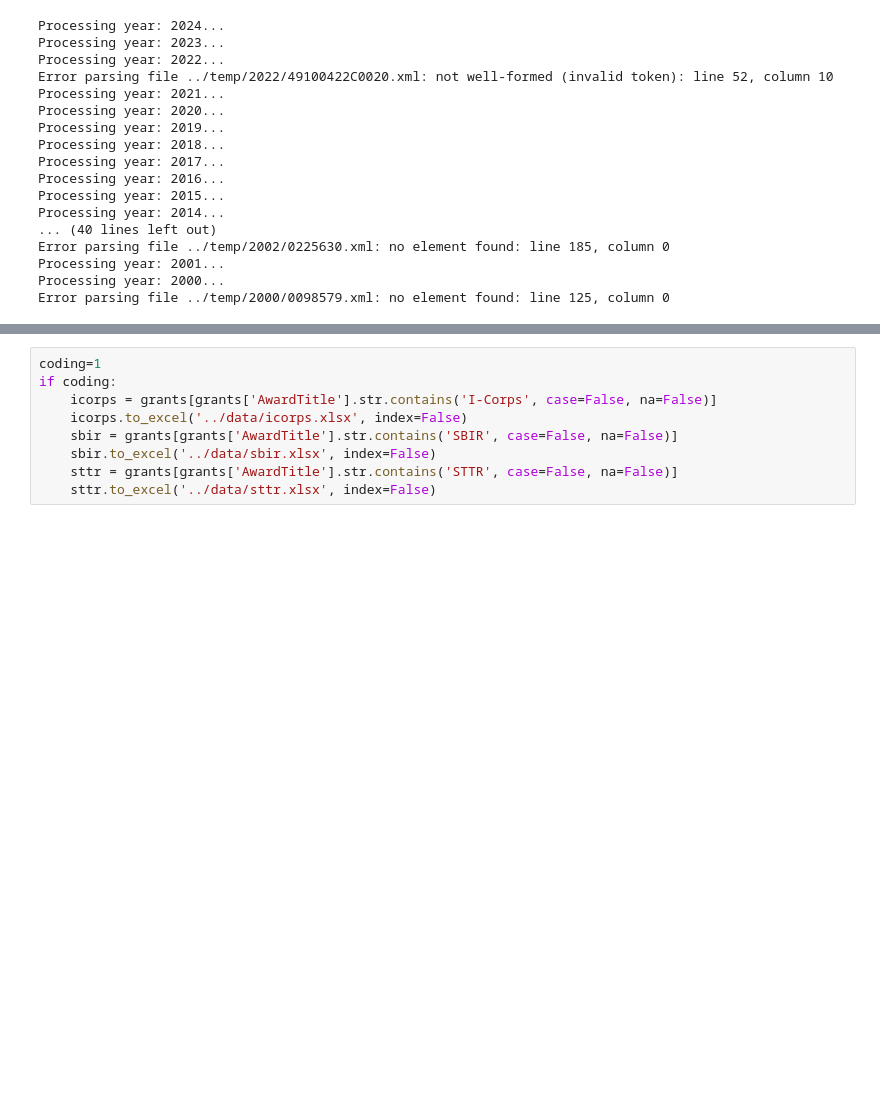
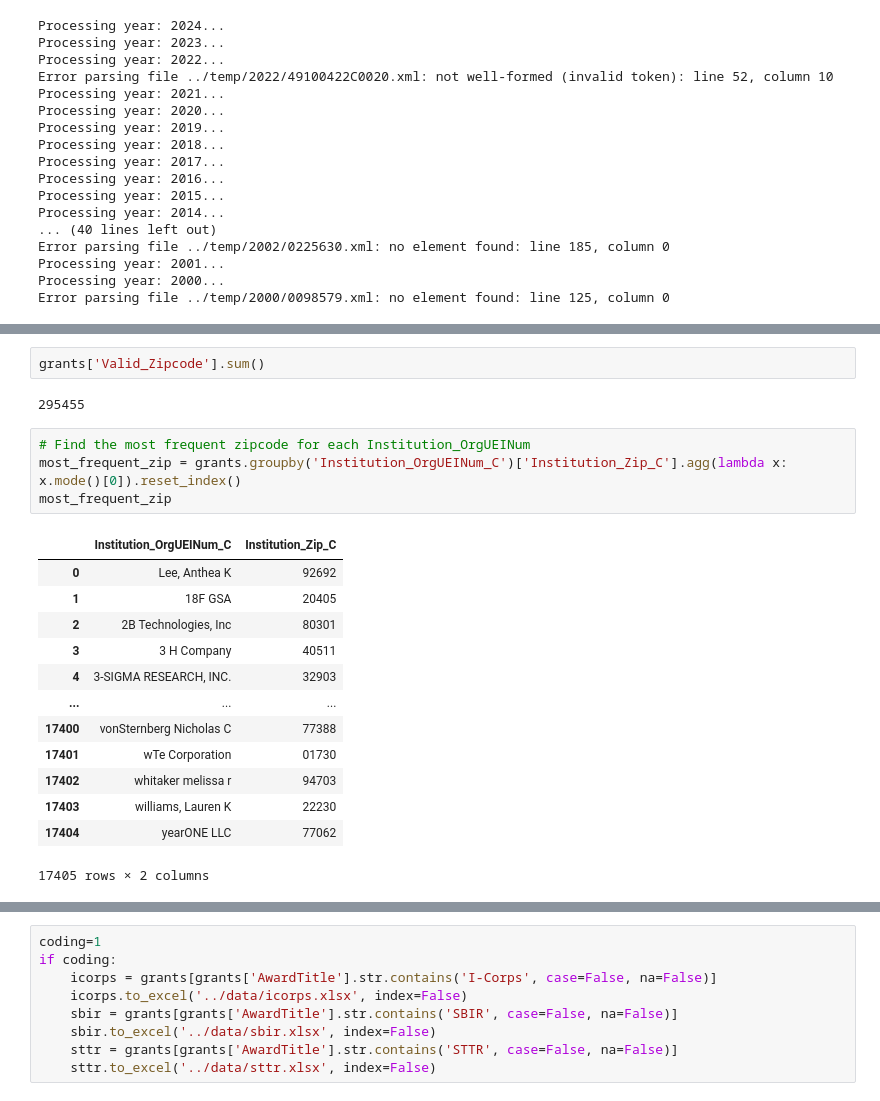
Before and after one commit to SeverinoCenter/nsf-award-extract, a Jupyter notebook: notebooks/0_unzip_process_xml.ipynb, the cells around one changed output, grey strips where cells are left out. Cells and saved outputs as stored; diff of their text form; blank space fills up the shorter version.

```diff
--- a/notebooks/0_unzip_process_xml.ipynb
+++ b/notebooks/0_unzip_process_xml.ipynb
@@ -94,0 +166,22 @@ Error parsing file ../temp/2000/0098579.xml: no element found: line 125, column
+# %%
+grants['Valid_Zipcode'].sum()
+# %% [output]
+295455
+# %%
+# Find the most frequent zipcode for each Institution_OrgUEINum
+most_frequent_zip = grants.groupby('Institution_OrgUEINum_C')['Institution_Zip_C'].agg(lambda x: x.mode()[0]).reset_index()
+most_frequent_zip
+# %% [output]
+|  | Institution_OrgUEINum_C | Institution_Zip_C |
+| 0 | Lee, Anthea K | 92692 |
+| 1 | 18F GSA | 20405 |
+| 2 | 2B Technologies, Inc | 80301 |
+| 3 | 3 H Company | 40511 |
+| 4 | 3-SIGMA RESEARCH, INC. | 32903 |
+| ... | ... | ... |
+| 17400 | vonSternberg Nicholas C | 77388 |
+| 17401 | wTe Corporation | 01730 |
+| 17402 | whitaker melissa r | 94703 |
+| 17403 | williams, Lauren K | 22230 |
+| 17404 | yearONE LLC | 77062 |
+17405 rows × 2 columns
```
Also changed, not shown: parts of 27 cells of this notebook, 9 other files.
